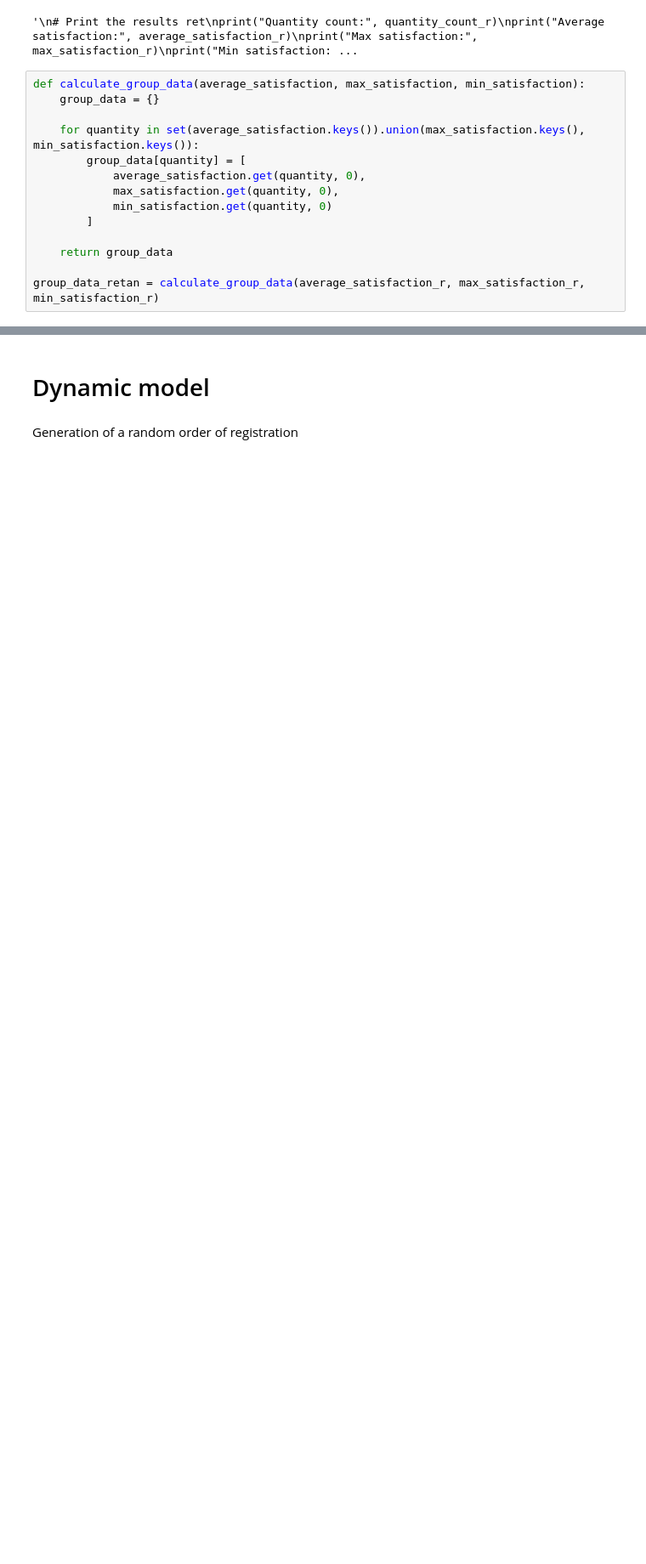
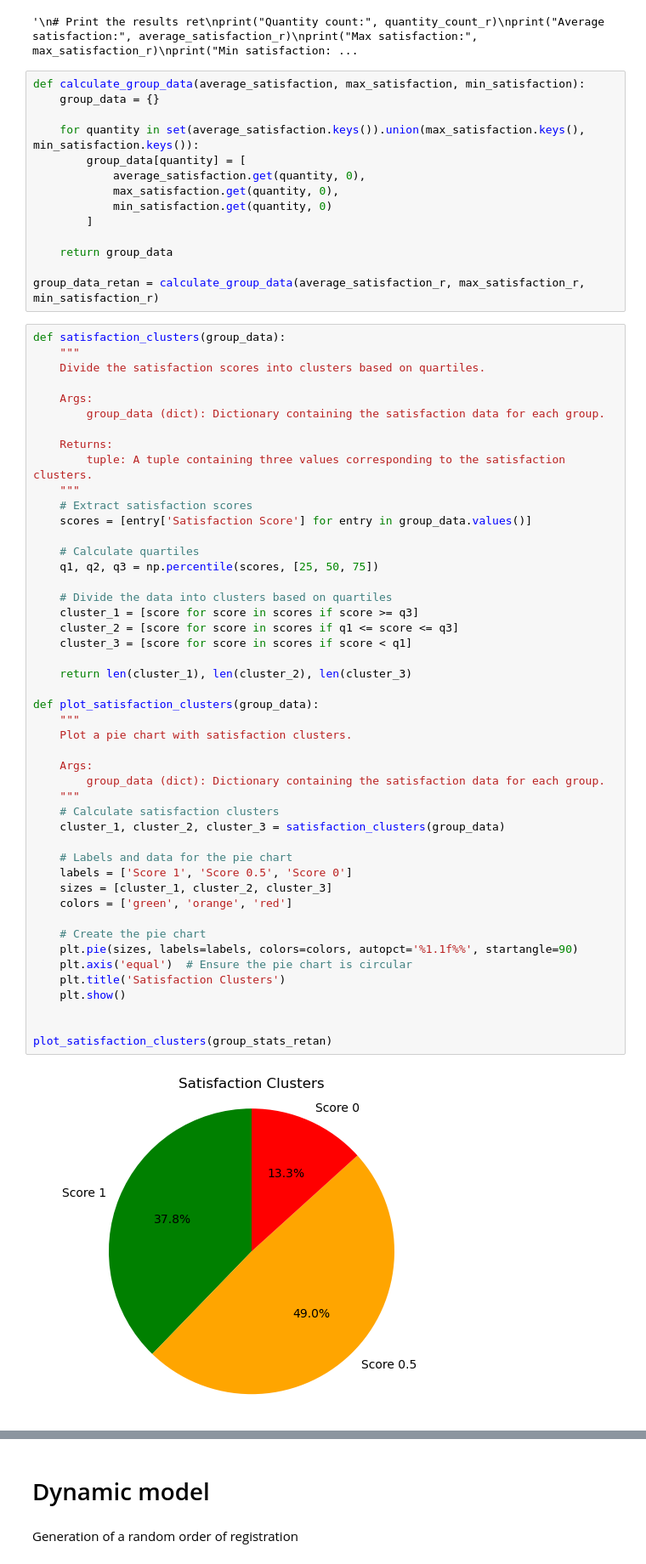
Before and after one commit to DelphineSalzmann/Opti_AirFrance, a Jupyter notebook: main.ipynb, the cells around one changed output, grey strips where cells are left out. Shown at 85% size. Saved outputs shown, nothing was run; the diff lists cells and outputs as text; blank space fills up the shorter version.

```diff
--- a/main.ipynb
+++ b/main.ipynb
@@ -772,6 +773,55 @@ def calculate_group_data(average_satisfaction, max_satisfaction, min_satisfactio
     return group_data
 
 group_data_retan = calculate_group_data(average_satisfaction_r, max_satisfaction_r, min_satisfaction_r)
+# %%
+def satisfaction_clusters(group_data):
+    """
+    Divide the satisfaction scores into clusters based on quartiles.
+
+    Args:
+        group_data (dict): Dictionary containing the satisfaction data for each group.
+
+    Returns:
+        tuple: A tuple containing three values corresponding to the satisfaction clusters.
+    """
+    # Extract satisfaction scores
+    scores = [entry['Satisfaction Score'] for entry in group_data.values()]
+
+    # Calculate quartiles
+    q1, q2, q3 = np.percentile(scores, [25, 50, 75])
+
+    # Divide the data into clusters based on quartiles
+    cluster_1 = [score for score in scores if score >= q3]
+    cluster_2 = [score for score in scores if q1 <= score <= q3]
+    cluster_3 = [score for score in scores if score < q1]
+
+    return len(cluster_1), len(cluster_2), len(cluster_3)
+
+def plot_satisfaction_clusters(group_data):
+    """
+    Plot a pie chart with satisfaction clusters.
+
+    Args:
+        group_data (dict): Dictionary containing the satisfaction data for each group.
+    """
+    # Calculate satisfaction clusters
+    cluster_1, cluster_2, cluster_3 = satisfaction_clusters(group_data)
+
+    # Labels and data for the pie chart
+    labels = ['Score 1', 'Score 0.5', 'Score 0']
+    sizes = [cluster_1, cluster_2, cluster_3]
+    colors = ['green', 'orange', 'red']
+
+    # Create the pie chart
+    plt.pie(sizes, labels=labels, colors=colors, autopct='%1.1f%%', startangle=90)
+    plt.axis('equal')  # Ensure the pie chart is circular
+    plt.title('Satisfaction Clusters')
+    plt.show()
+
+
+plot_satisfaction_clusters(group_stats_retan)
+# %% [output]
+[figure, added]
 # %%
 import matplotlib.pyplot as plt
 import numpy as np
```
Also changed, not shown: parts of 4 cells of this notebook.
